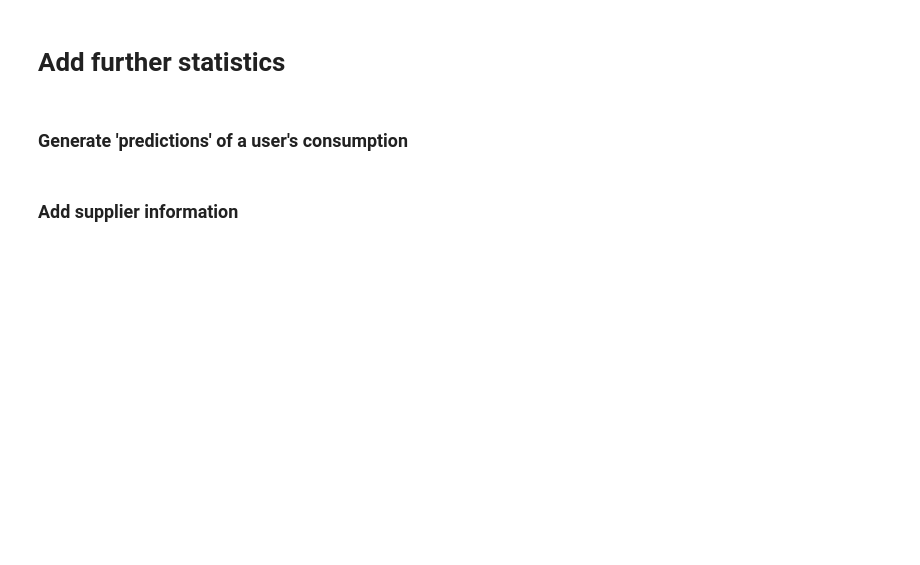
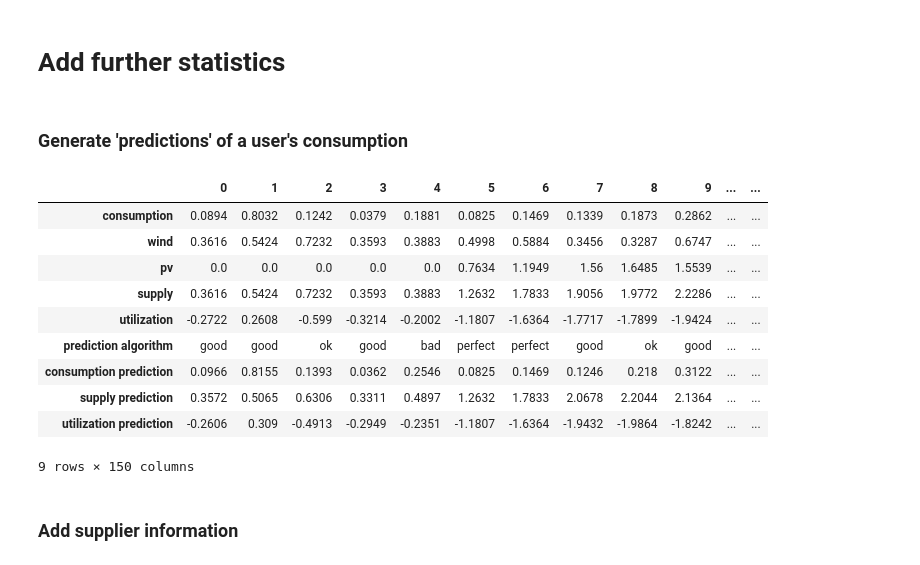
Before and after one commit to erik-3milabs/private-billings-data-generation, a Jupyter notebook: generation.ipynb, the cells around one changed output. Cells and saved outputs as stored; diff of their text form; code cells hidden in the pictures; blank space fills up the shorter version.

```diff
--- a/generation.ipynb
+++ b/generation.ipynb
@@ -16,10 +18,10 @@ import random
 # Generation settings
 
 # Generate for...
-DAYS = 31
-TIMESTEPS_PER_DAY = 24
-TIMESTEPS = DAYS * TIMESTEPS_PER_DAY
-HOUSEHOLDS = 100
+DAYS = 7
+TIMESLOTS_PER_DAY = 24
+TIMESLOTS = DAYS * TIMESLOTS_PER_DAY
+HOUSEHOLDS = 150
 
 # Generate using ...
 DECIMAL_PRECISION = 4
@@ -42,17 +86,22 @@ WT
 # %% [markdown]
 ### Initialize data structure
 # %%
-data = [
+user_data = [
     [
         {}
-        for hh in range(HOUSEHOLDS)
+        for _ in range(HOUSEHOLDS)
     ]
-    for ts in range (TIMESTEPS)
+    for _ in range(TIMESLOTS)
 ]
+
+context_data = [
+    {}
+    for _ in range(TIMESLOTS)
+]
 # %% [markdown]
 ### Aggregate consumption and production data
 # %%
-for ts_idx, ts in enumerate(data):
+for ts_idx, ts in enumerate(user_data):
 
     pv_ts_data = PV.iloc[ts_idx].T
     wt_ts_data = WT.iloc[ts_idx].T
@@ -65,28 +114,26 @@ for ts_idx, ts in enumerate(data):
         consumption = consumption[ts_idx]
         stats['consumption'] = consumption
 
-        # WT data: add for 0 - 9
+        # Add WT data for households 0 - 9
         if hh < 10:
             wt = wt_ts_data.iloc[hh]
         else:
             wt = 0
         stats['wind'] = wt
 
-        # PV data: add for 5 - 29
+        # Add PV data for households 5 - 29
         if 5 <= hh < 30:
             pv = pv_ts_data.iloc[hh - 5]
         else:
             pv = 0
         stats['pv'] = pv
 
-        # Supply
         stats['supply'] = supply = wt + pv
 
-        # Consumption/production profile
-        cp_profile = supply - consumption
-        stats['cp profile'] = round(cp_profile, DECIMAL_PRECISION)
+        utilization = consumption - supply
+        stats['utilization'] = round(utilization, DECIMAL_PRECISION)
 
         ts[hh] = stats
 
-df = pd.DataFrame(data[16]).T
+df = pd.DataFrame(user_data[16]).T
 df
@@ -97,34 +152,47 @@ df
 # %%
 predictions_set =  15 * [("perfect",(0.00, 0.00))] \
                  + 90 * [("good",   (0.01, 0.10))] \
                  + 30 * [("ok",     (0.11, 0.20))] \
                  + 15 * [("bad",    (0.21, 1.00))]
 predictions_set = predictions_set[:HOUSEHOLDS]
 assert len(predictions_set) == HOUSEHOLDS
 random.shuffle(predictions_set)
 
 
-for ts_idx, ts in enumerate(data):
+for ts_idx, ts in enumerate(user_data):
     for stats, prediction_settings in zip(ts, predictions_set):
         category, interval = prediction_settings
 
         # predict based on
-        # cp_profile = stats['cp profile']
         supply = stats['supply']
         consumption = stats['consumption']
 
         # Determine errors
         supply_error = supply * random.uniform(*interval) * random.choice([-1, 1])
         consumption_error = consumption * random.uniform(*interval) * random.choice([-1, 1])
 
         pred_supply = round(supply + supply_error, DECIMAL_PRECISION)
         pred_consumption = round(consumption + consumption_error, DECIMAL_PRECISION)
 
         stats['prediction algorithm'] = category
-        stats['consumption prediction'] = abs(pred_consumption)
-        stats['supply prediction'] = abs(pred_supply)
+        stats['consumption prediction'] = pred_consumption
+        stats['supply prediction'] = pred_supply
 
-df = pd.DataFrame(data[13]).T
+        stats['utilization prediction'] = pred_consumption - pred_supply
+
+df = pd.DataFrame(user_data[13]).T
 df
+# %% [output]
+|  | 0 | 1 | 2 | 3 | 4 | 5 | 6 | 7 | 8 | 9 | ... | ... |
+| consumption | 0.0894 | 0.8032 | 0.1242 | 0.0379 | 0.1881 | 0.0825 | 0.1469 | 0.1339 | 0.1873 | 0.2862 | ... | ... |
+| wind | 0.3616 | 0.5424 | 0.7232 | 0.3593 | 0.3883 | 0.4998 | 0.5884 | 0.3456 | 0.3287 | 0.6747 | ... | ... |
+| pv | 0.0 | 0.0 | 0.0 | 0.0 | 0.0 | 0.7634 | 1.1949 | 1.56 | 1.6485 | 1.5539 | ... | ... |
+| supply | 0.3616 | 0.5424 | 0.7232 | 0.3593 | 0.3883 | 1.2632 | 1.7833 | 1.9056 | 1.9772 | 2.2286 | ... | ... |
+| utilization | -0.2722 | 0.2608 | -0.599 | -0.3214 | -0.2002 | -1.1807 | -1.6364 | -1.7717 | -1.7899 | -1.9424 | ... | ... |
+| prediction algorithm | good | good | ok | good | bad | perfect | perfect | good | ok | good | ... | ... |
+| consumption prediction | 0.0966 | 0.8155 | 0.1393 | 0.0362 | 0.2546 | 0.0825 | 0.1469 | 0.1246 | 0.218 | 0.3122 | ... | ... |
+| supply prediction | 0.3572 | 0.5065 | 0.6306 | 0.3311 | 0.4897 | 1.2632 | 1.7833 | 2.0678 | 2.2044 | 2.1364 | ... | ... |
+| utilization prediction | -0.2606 | 0.309 | -0.4913 | -0.2949 | -0.2351 | -1.1807 | -1.6364 | -1.9432 | -1.9864 | -1.8242 | ... | ... |
+9 rows × 150 columns
 # %% [markdown]
 ### Add supplier information
```
Also changed, not shown: parts of 21 cells of this notebook, 3 other files.
